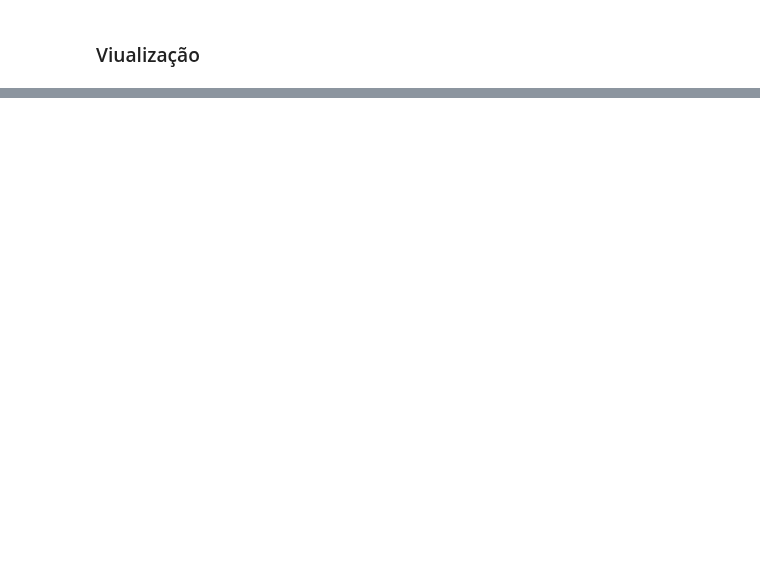
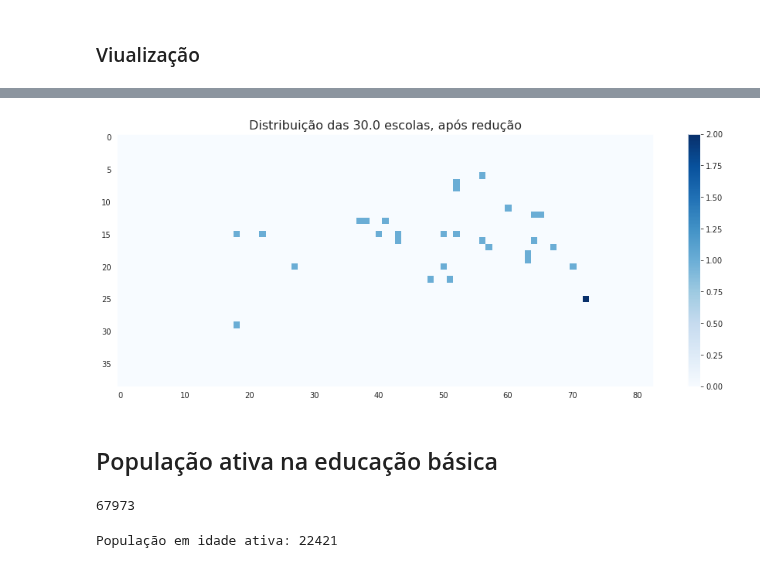
Before and after one commit to Modelagem-Covid-19-RJ/covid19, a Jupyter notebook: modelos/Factory/agent_based/RedeEscolar/Cenario_Rio_Escolar.ipynb, the cells around one changed output, grey strips where cells are left out. Drawn from its saved outputs; the diff is of its cells as text; code cells hidden in the pictures; blank space fills up the shorter version.

```diff
--- a/modelos/Factory/agent_based/RedeEscolar/Cenario_Rio_Escolar.ipynb
+++ b/modelos/Factory/agent_based/RedeEscolar/Cenario_Rio_Escolar.ipynb
@@ -603,16 +136,0 @@ print(f'Total de {m} empresas com vagas não preenchidas')
-# %%
-for j in range(len(emp_tam)):
-    faltam = emp_tam[j] - len(emp_membros[j])
-    if faltam > 0:
-        membros_j = random.choices(pop_indices, k=faltam)
-#        print(membros_j)
-        emp_membros[j] += membros_j
-        if emp_tam[j] - len(emp_membros[j]) > 0:
-            print(f'Não completou em j={j}')
-            print(emp_tam[j])
-            print(len(emp_membros[j]))
-            print(faltam)
-            print(membros_j)
-            print(len(emp_membros[j]))
-            print()
-        pop_indices = pop_indices[pop_indices != individuo]
@@ -633,0 +160,27 @@ print(f'Número de vagas: ')
+# %%
+rng_escolas = np.arange(np.prod(np.shape(escolas_municipais)))
+weight_escolas = (escolas_municipais/np.sum(escolas_municipais)).flatten()
+
+index_escolas = rng_escolas[weight_escolas != 0]  ## Guardando o indice das escolas
+weight_escolas = weight_escolas[weight_escolas != 0]
+# %%
+## Escolhendo as escolas
+esc_escolha = np.array(random.choices(index_escolas, weight_escolas, k = np.floor(np.sum(escolas_municipais*2/100)).astype(int)))
+# %%
+# Retornando as escolas à matriz 83x39
+row_escolas = np.floor(esc_escolha/83)
+col_escolas = np.mod(esc_escolha,83)
+escolas_municipais_por_blocos = np.zeros((39,83))
+for i,j in zip(row_escolas,col_escolas):
+    escolas_municipais_por_blocos[int(i)][j] += 1
+# %%
+plt.figure(figsize=(16,6))
+plt.imshow(escolas_municipais_por_blocos, cmap='Blues', interpolation='none')
+plt.colorbar()
+plt.grid(False)
+plt.title(f'Distribuição das {escolas_municipais_por_blocos.sum()} escolas, após redução', fontsize=16)
+plt.show()
+# %% [output]
+[figure, added]
+# %% [markdown]
+## População ativa na educação básica
@@ -633,0 +198,10 @@ print(f'Número de vagas: ')
+# %%
+num_pop = pop_por_blocos.sum()
+print(num_pop)
+# %% [output]
+67973
+# %%
+num_pop_0a19 = int(num_pop*np.sum(censo_fracoes[0:2])) # consideramos apenas de 0 a 19 anos
+print(f'População em idade ativa: {num_pop_0a19}')
+# %% [output]
+População em idade ativa: 22421
```
Also changed, not shown: parts of 80 cells of this notebook.
